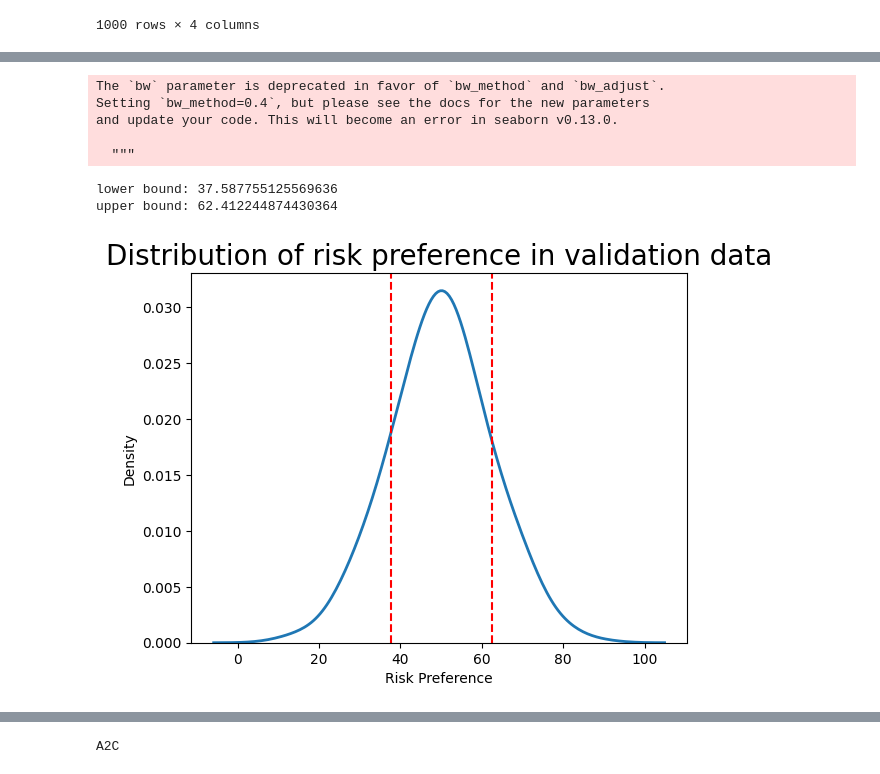
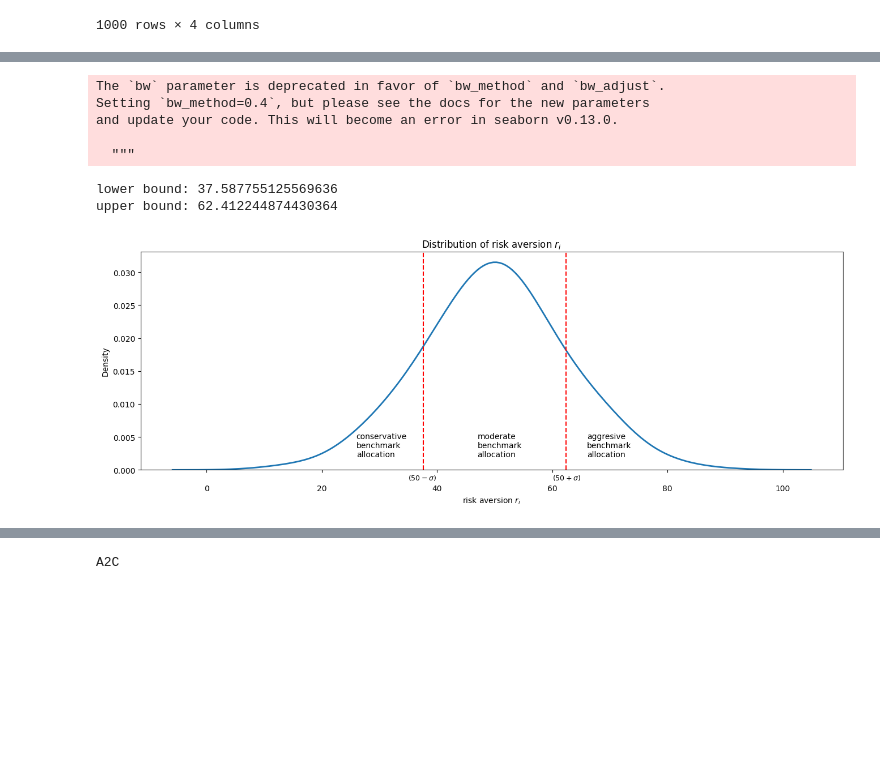
Before and after one commit to CriticalNameError/beastfolio, a Jupyter notebook: data_exploration.ipynb, the cells around one changed output, grey strips where cells are left out. Cells and saved outputs as stored; diff of their text form; code cells hidden in the pictures; blank space fills up the shorter version.

```diff
--- a/data_exploration.ipynb
+++ b/data_exploration.ipynb
@@ -438,26 +459,35 @@ and update your code. This will become an error in seaborn v0.13.0.
 # %%
 # risk
 import matplotlib.pyplot as plt
 val_data["1"].values
 riskData = pd.DataFrame({"Risk Preference":np.array(val_data["1"].values) })
 ax = sns.kdeplot(riskData, x="Risk Preference", bw=0.4, linewidth=2)
-ax.set_title("Distribution of risk preference in validation data", fontsize= 20)
+plt.title("Distribution of risk aversion $r_i$")
+plt.xlabel("risk aversion $r_i$")
+ax.tick_params(axis='x', which='major', pad=15)
+ax.text(26, 0.002, "conservative\nbenchmark\nallocation", ha ='left', fontsize = 10)
+ax.text(47, 0.002, "moderate\nbenchmark\nallocation", ha ='left', fontsize = 10)
+ax.text(66, 0.002, "aggresive\nbenchmark\nallocation", ha ='left', fontsize = 10)
+ax.text(60, -0.0015, "$(50 + \sigma)$", ha ='left', fontsize = 9)
+ax.text(35, -0.0015, "$(50 - \sigma)$", ha ='left', fontsize = 9)
 #plt.annotate("Hi", xy=(20,10),xytext=(3, 1.5),arrowprops=dict(facecolor='black', shrink=0.05))
 lower_risk_bound = 50-val_data["1"].std()
 upper_risk_bound = 50+val_data["1"].std()
 plt.axvline(x=lower_risk_bound, color='r', label='sigma', ls='--')
 plt.axvline(x=upper_risk_bound, color='r', label='sigma', ls='--')
+#plt.annotate("Hiho", xy=(.1,.1))
 #plt.show()
 print("lower bound: {}\nupper bound: {}".format(lower_risk_bound, upper_risk_bound))
+plt.savefig('f_dist_risk_aversion.pdf', bbox_inches='tight' )
 # %% [output]
 The `bw` parameter is deprecated in favor of `bw_method` and `bw_adjust`.
 Setting `bw_method=0.4`, but please see the docs for the new parameters
 and update your code. This will become an error in seaborn v0.13.0.
 
   """
 lower bound: 37.587755125569636
 upper bound: 62.412244874430364
-[figure, old version]
+[figure, new version]
 # %%
 # horizon
 # val_data["2"].values
```
Also changed, not shown: parts of 10 cells of this notebook, 4 other files.
